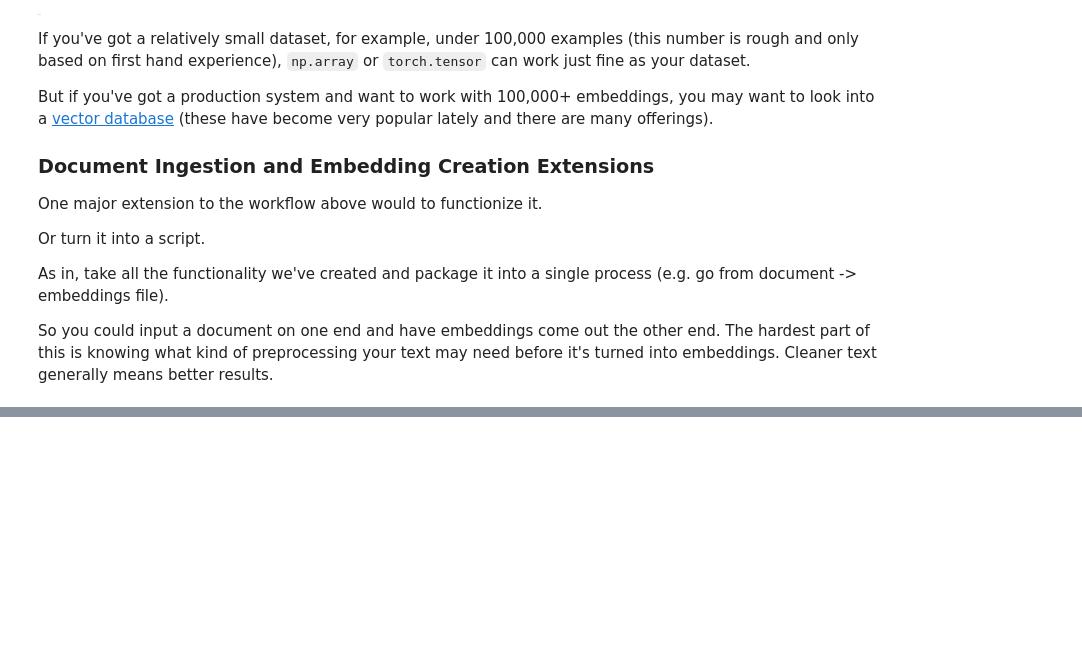
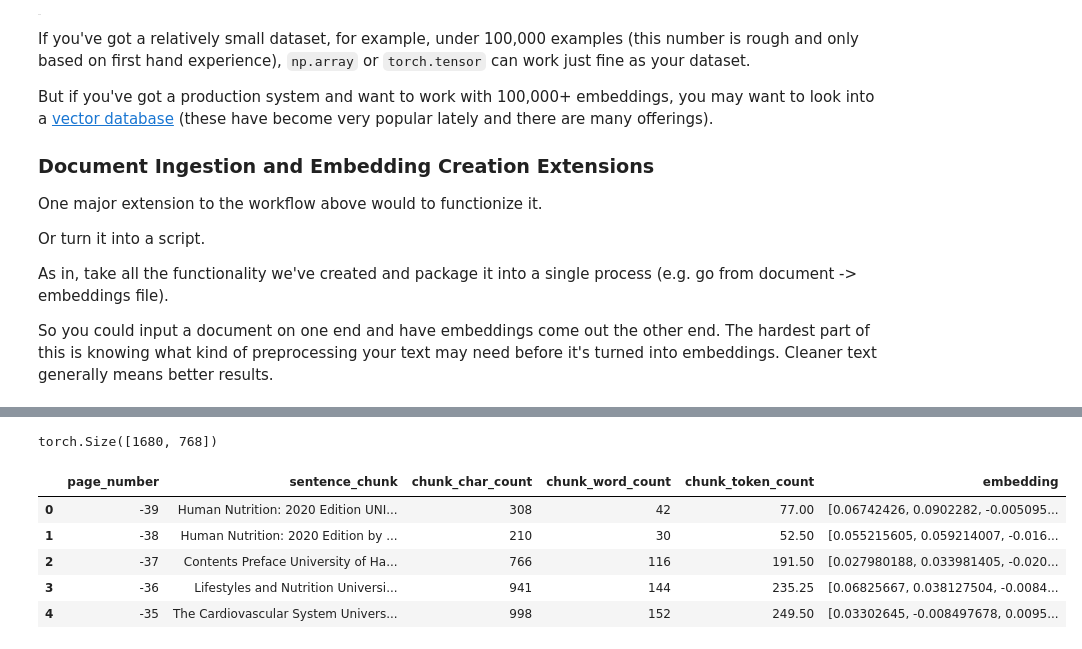
Before and after one commit to swayam8624/RAG, a Jupyter notebook: 00simpleRag.ipynb, the cells around one changed output, grey strips where cells are left out. Drawn from its saved outputs; the diff is of its cells as text; code cells hidden in the pictures; blank space fills up the shorter version.

```diff
--- a/00simpleRag.ipynb
+++ b/00simpleRag.ipynb
@@ -727,0 +797,39 @@ So you could input a document on one end and have embeddings come out the other
+# %%
+# similarity search is basically the embedding comparison
+
+import random
+import torch
+import numpy as np
+import pandas as pd
+
+device = "mps"
+
+
+#import texts and embedding df
+text_chunks_and_embedding_df =pd.read_csv("text_chunks_and_embeddings_df.csv")
+
+
+
+#convert text and embeddings into list of dict
+pages_and_chunks = text_chunks_and_embedding_df.to_dict(orient = "records")
+
+# Convert string embeddings to NumPy arrays
+text_chunks_and_embedding_df["embedding"] = text_chunks_and_embedding_df["embedding"].apply(
+    lambda x: np.fromstring(x.strip("[]"), sep=" ", dtype=np.float32)
+)
+
+# Convert to PyTorch tensor and move to device
+embeddings = torch.tensor(np.array(text_chunks_and_embedding_df["embedding"].tolist()), dtype=torch.float32).to(device)
+
+print(embeddings.shape)  # Check if conversion was successful
+# %% [output]
+torch.Size([1680, 768])
+# %%
+text_chunks_and_embedding_df.head()
+# %% [output]
+|  | page_number | sentence_chunk | chunk_char_count | chunk_word_count | chunk_token_count | embedding |
+| 0 | -39 | Human Nutrition: 2020 Edition UNI... | 308 | 42 | 77.00 | [0.06742426, 0.0902282, -0.005095... |
+| 1 | -38 | Human Nutrition: 2020 Edition by ... | 210 | 30 | 52.50 | [0.055215605, 0.059214007, -0.016... |
+| 2 | -37 | Contents Preface University of Ha... | 766 | 116 | 191.50 | [0.027980188, 0.033981405, -0.020... |
+| 3 | -36 | Lifestyles and Nutrition Universi... | 941 | 144 | 235.25 | [0.06825667, 0.038127504, -0.0084... |
+| 4 | -35 | The Cardiovascular System Univers... | 998 | 152 | 249.50 | [0.03302645, -0.008497678, 0.0095... |
```
Also changed, not shown: parts of 7 cells of this notebook.
